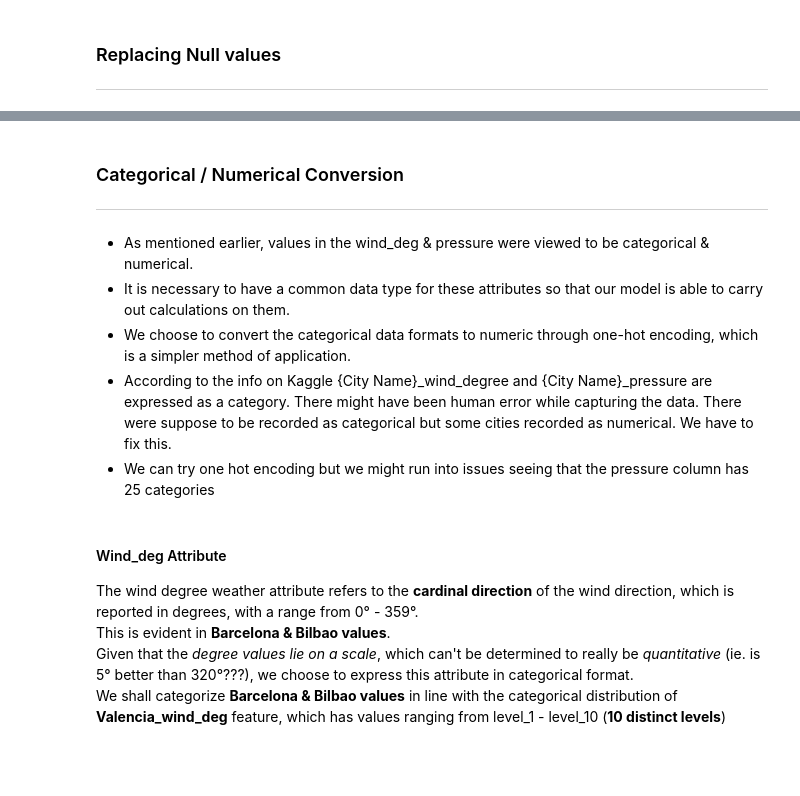
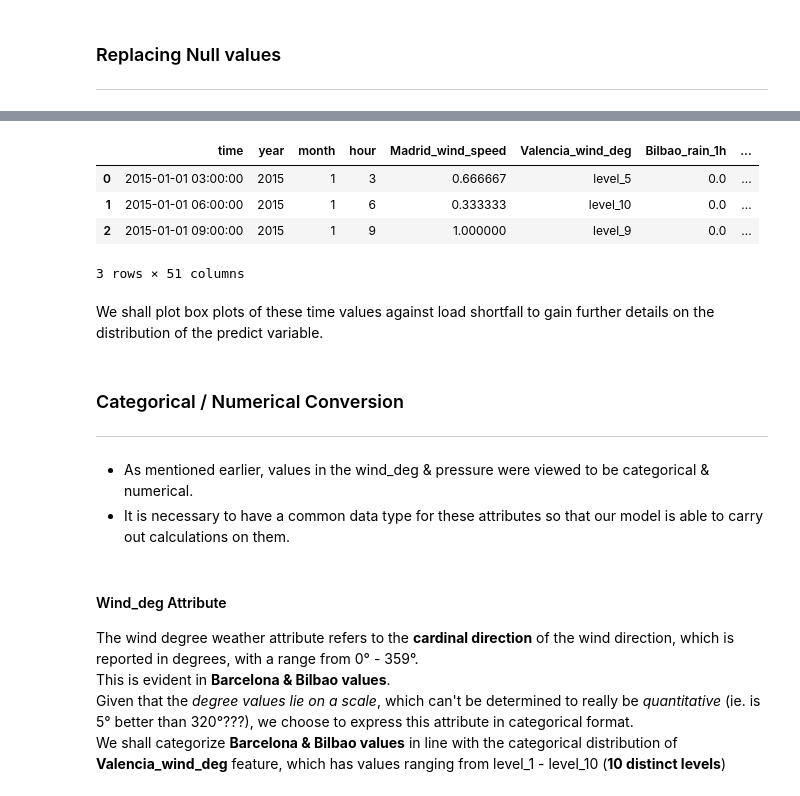
Before and after one commit to KenCBonyo/2110ACDS_ND5, a Jupyter notebook: 2110ACDS_ND5_v0.1.ipynb, the cells around one changed output, grey strips where cells are left out. Saved outputs shown, nothing was run; the diff lists cells and outputs as text; code cells hidden in the pictures; blank space fills up the shorter version.

```diff
--- a/2110ACDS_ND5_v0.1.ipynb
+++ b/2110ACDS_ND5_v0.1.ipynb
@@ -529,3 +529,5 @@ train_df.head(2)
+# %%
+train_copy_df = train_df.copy(deep = True)
 # %% [markdown]
 ### Replacing Null values
 
@@ -538,2 +534,0 @@ We create a copy DF for manipulation, & carry out the above.
-# %%
-train_copy_df = train_df.fillna(round(np.mean(train_df['Valencia_pressure']), 2))
@@ -539,0 +610,19 @@ train_copy_df = train_df.fillna(round(np.mean(train_df['Valencia_pressure']), 2)
+# %%
+train_copy_df['year'] = pd.DatetimeIndex(train_copy_df['time']).year
+train_copy_df['month'] = pd.DatetimeIndex(train_copy_df['time']).month
+train_copy_df['hour'] = pd.DatetimeIndex(train_copy_df['time']).hour
+# %%
+col_titles = ['time'] + ['year'] + ['month'] + ['hour'] + [col for col in train_copy_df.columns \
+     if col not in ['time', 'year', 'month', 'hour']]
+
+train_copy_df = train_copy_df.reindex(columns= col_titles)
+
+train_copy_df.head(3)
+# %% [output]
+|  | time | year | month | hour | Madrid_wind_speed | Valencia_wind_deg | Bilbao_rain_1h | ... |
+| 0 | 2015-01-01 03:00:00 | 2015 | 1 | 3 | 0.666667 | level_5 | 0.0 | ... |
+| 1 | 2015-01-01 06:00:00 | 2015 | 1 | 6 | 0.333333 | level_10 | 0.0 | ... |
+| 2 | 2015-01-01 09:00:00 | 2015 | 1 | 9 | 1.000000 | level_9 | 0.0 | ... |
+3 rows × 51 columns
+# %% [markdown]
+We shall plot box plots of these time values against load shortfall to gain further details on the distribution of the predict variable.
@@ -544,9 +670,6 @@ train_copy_df = train_df.fillna(round(np.mean(train_df['Valencia_pressure']), 2)
 # %% [markdown]
 - As mentioned earlier, values in the wind_deg & pressure were viewed to be categorical & numerical.
 - It is necessary to have a common data type for these attributes so that our model is able to carry out calculations on them.
-- We choose to convert the categorical data formats to numeric through one-hot encoding, which is a simpler method of application.
-- According to the info on Kaggle {City Name}_wind_degree and {City Name}_pressure are expressed as a category. There might have been human error while capturing the data. There were suppose to be recorded as categorical but some cities recorded as numerical. We have to fix this.
-- We can try one hot encoding but we might run into issues seeing that the pressure column has 25 categories
 # %% [markdown]
 #### Wind_deg Attribute
 The wind degree weather attribute refers to the **cardinal direction** of the wind direction, which is reported in degrees, with a range from 0° - 359°. <br>
```
Also changed, not shown: parts of 28 cells of this notebook.
